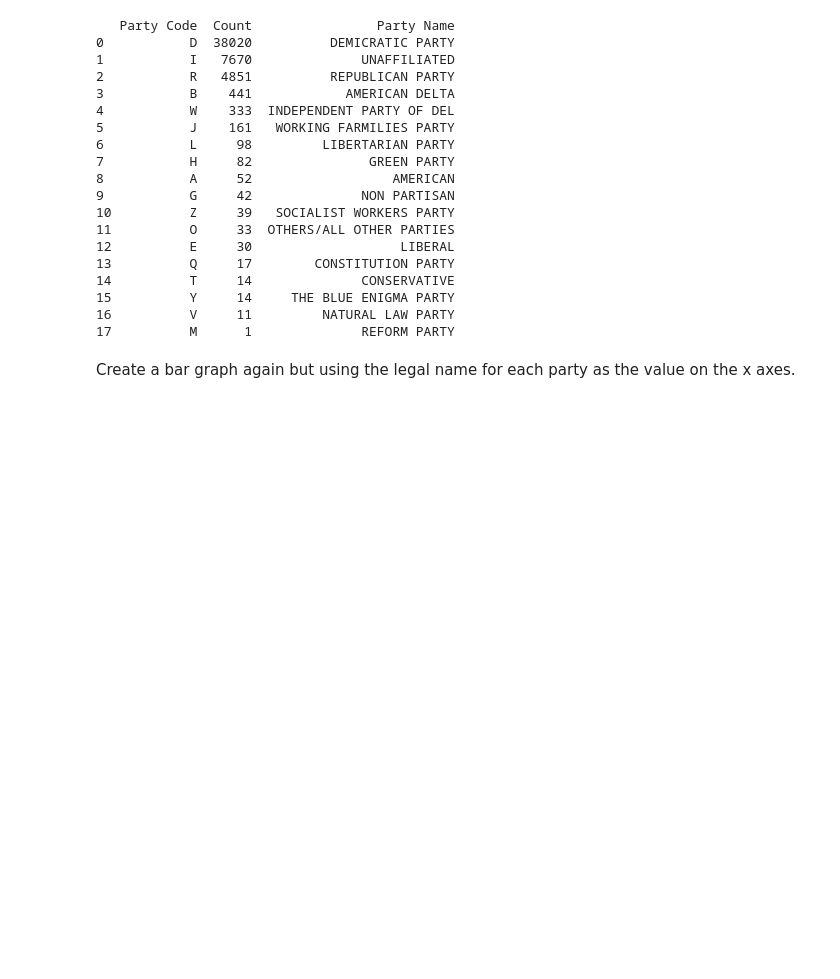
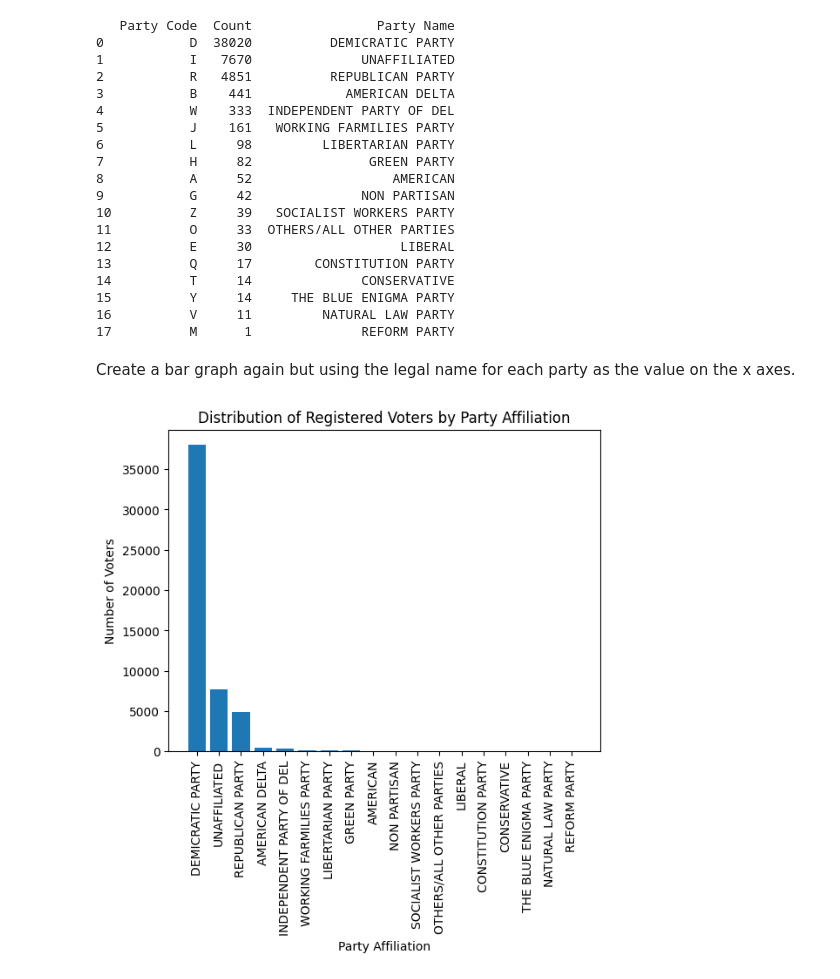
Before and after one commit to SevenDot0-Week5/Data-Notebooks-Week5, a Jupyter notebook: RegisteredVotersFileWilmingtonDE/wilmington_de_registered_voters.ipynb, the cells around one changed output. Cells and saved outputs as stored; diff of their text form; code cells hidden in the pictures; blank space fills up the shorter version.

Commit message:
Party Bar Chart

```diff
--- a/RegisteredVotersFileWilmingtonDE/wilmington_de_registered_voters.ipynb
+++ b/RegisteredVotersFileWilmingtonDE/wilmington_de_registered_voters.ipynb
@@ -263,0 +262,9 @@ Create a bar graph again but using the legal name for each party as the value on
+# %%
+plt.bar(df_merged['Party Name'], df_merged['Count'])
+plt.title('Distribution of Registered Voters by Party Affiliation')
+plt.xlabel('Party Affiliation')
+plt.ylabel('Number of Voters')
+plt.xticks(rotation=90)
+plt.show()
+# %% [output]
+[figure, added]
```
Also changed, not shown: parts of 1 cell of this notebook.
